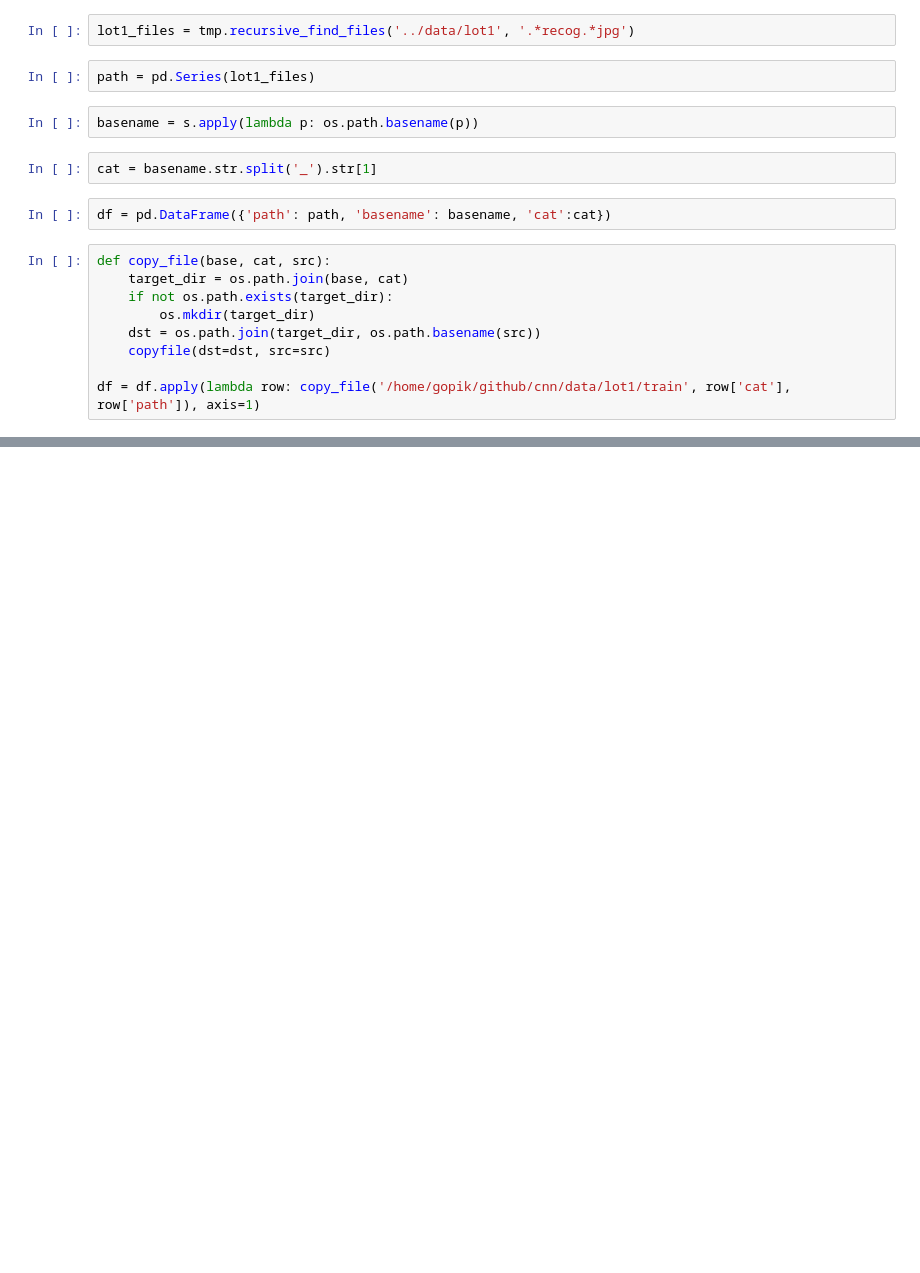
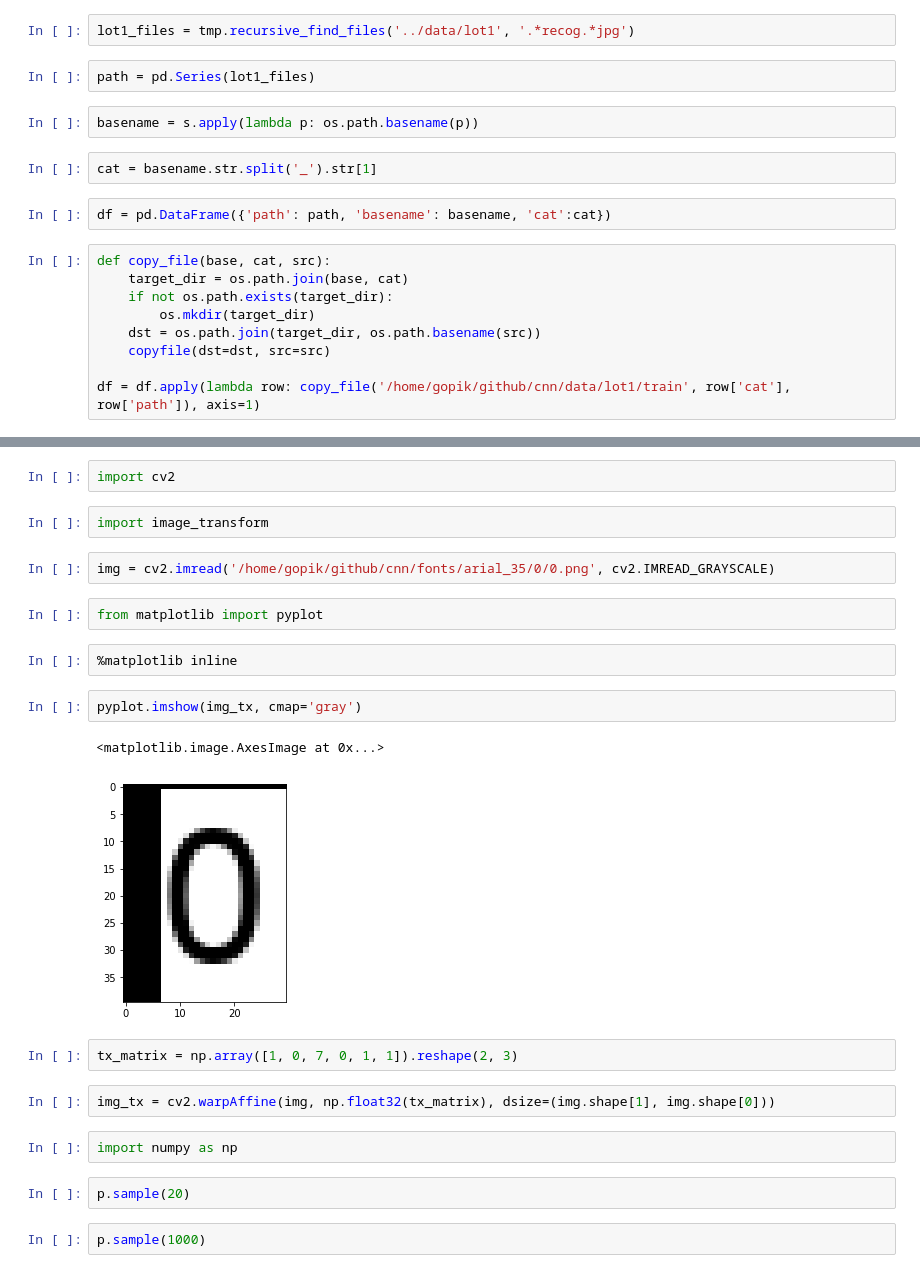
Before and after one commit to gopik/cnn, a Jupyter notebook: ipython/scratch.ipynb, the cells around one changed output, grey strips where cells are left out. Saved outputs shown, nothing was run; the diff lists cells and outputs as text; blank space fills up the shorter version.

```diff
--- a/ipython/scratch.ipynb
+++ b/ipython/scratch.ipynb
@@ -23,0 +36,25 @@ df = df.apply(lambda row: copy_file('/home/gopik/github/cnn/data/lot1/train', ro
+# %%
+import cv2
+# %%
+import image_transform
+# %%
+img = cv2.imread('/home/gopik/github/cnn/fonts/arial_35/0/0.png', cv2.IMREAD_GRAYSCALE)
+# %%
+from matplotlib import pyplot
+# %%
+%matplotlib inline
+# %%
+pyplot.imshow(img_tx, cmap='gray')
+# %% [output]
+<matplotlib.image.AxesImage at 0x...>
+[figure, added]
+# %%
+tx_matrix = np.array([1, 0, 7, 0, 1, 1]).reshape(2, 3)
+# %%
+img_tx = cv2.warpAffine(img, np.float32(tx_matrix), dsize=(img.shape[1], img.shape[0]))
+# %%
+import numpy as np
+# %%
+p.sample(20)
+# %%
+p.sample(1000)
```
Also changed, not shown: parts of 9 cells of this notebook, 38 other files.
